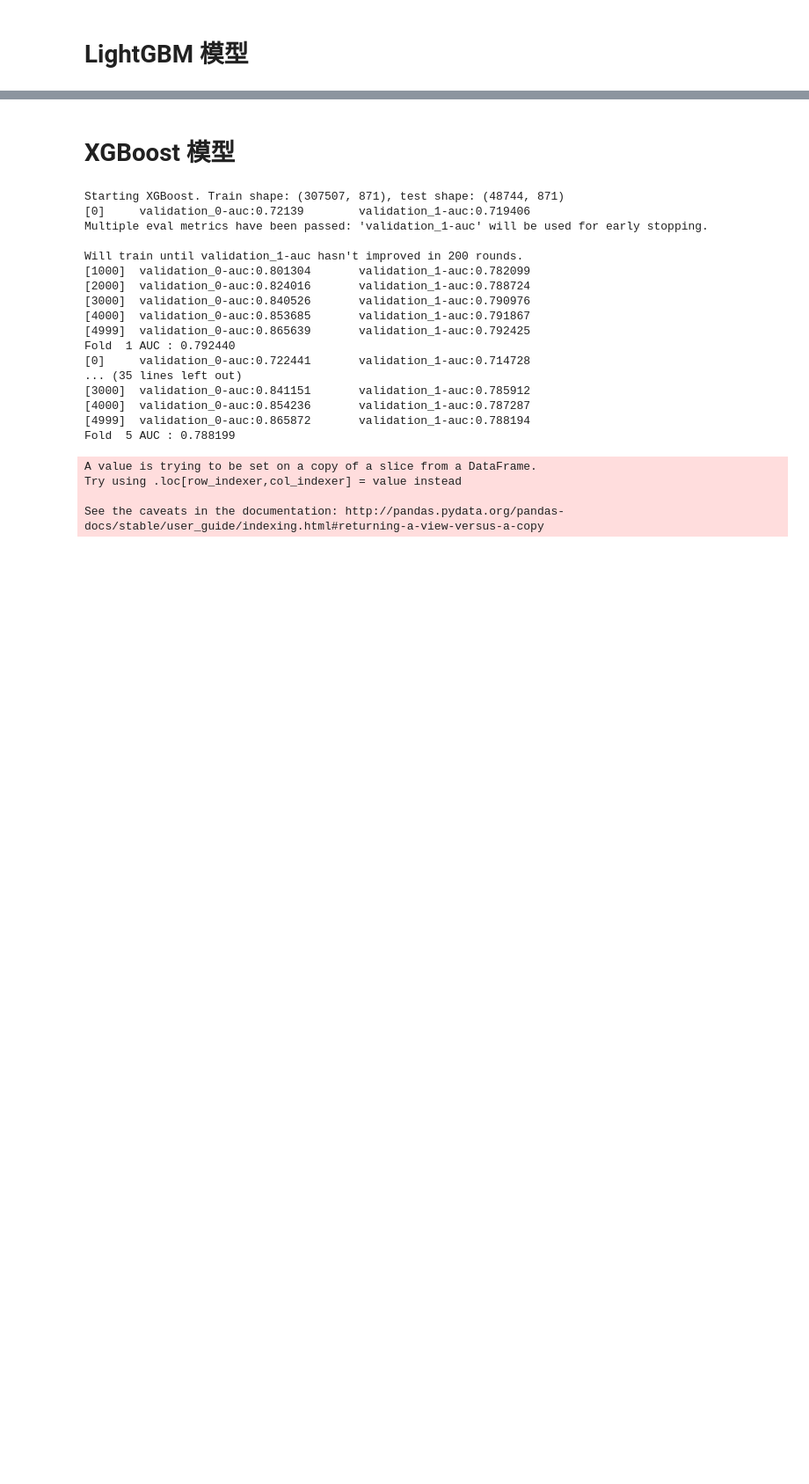
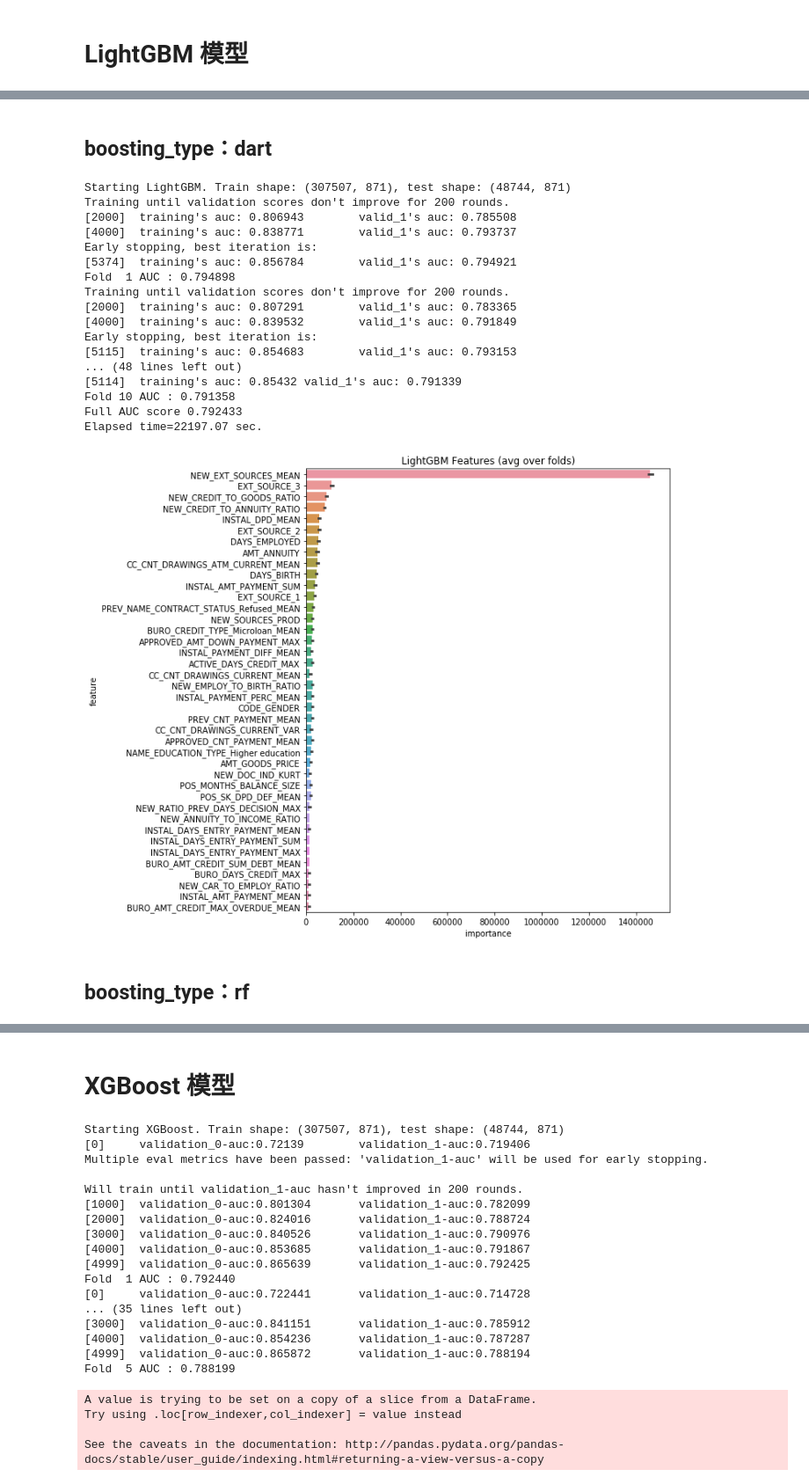
Before and after one commit to stansuo/BDSE12-Group3, a Jupyter notebook: notebooks/homecdt_model/bear_Final_model.ipynb, the cells around one changed output, grey strips where cells are left out. Shown at 88% size. Drawn from its saved outputs; the diff is of its cells as text; code cells hidden in the pictures; blank space fills up the shorter version.

```diff
--- a/notebooks/homecdt_model/bear_Final_model.ipynb
+++ b/notebooks/homecdt_model/bear_Final_model.ipynb
@@ -250,3 +167,30 @@ Elapsed time=3044.19 sec.
+# %% [markdown]
+## boosting_type：dart
+# %%
+init_time = time.time()
+kfold_lightgbm(final_df,10)
+print("Elapsed time={:5.2f} sec.".format(time.time() - init_time))
+# %% [output]
+Starting LightGBM. Train shape: (307507, 871), test shape: (48744, 871)
+Training until validation scores don't improve for 200 rounds.
+[2000]  training's auc: 0.806943        valid_1's auc: 0.785508
+[4000]  training's auc: 0.838771        valid_1's auc: 0.793737
+Early stopping, best iteration is:
+[5374]  training's auc: 0.856784        valid_1's auc: 0.794921
+Fold  1 AUC : 0.794898
+Training until validation scores don't improve for 200 rounds.
+[2000]  training's auc: 0.807291        valid_1's auc: 0.783365
+[4000]  training's auc: 0.839532        valid_1's auc: 0.791849
+Early stopping, best iteration is:
+[5115]  training's auc: 0.854683        valid_1's auc: 0.793153
+... (48 lines left out)
+[5114]  training's auc: 0.85432 valid_1's auc: 0.791339
+Fold 10 AUC : 0.791358
+Full AUC score 0.792433
+Elapsed time=22197.07 sec.
+[figure, added]
+# %% [markdown]
+## boosting_type：rf
 # %%
 init_time = time.time()
 kfold_lightgbm(final_df,10)
```
Also changed, not shown: parts of 13 cells of this notebook, 1 other file.
